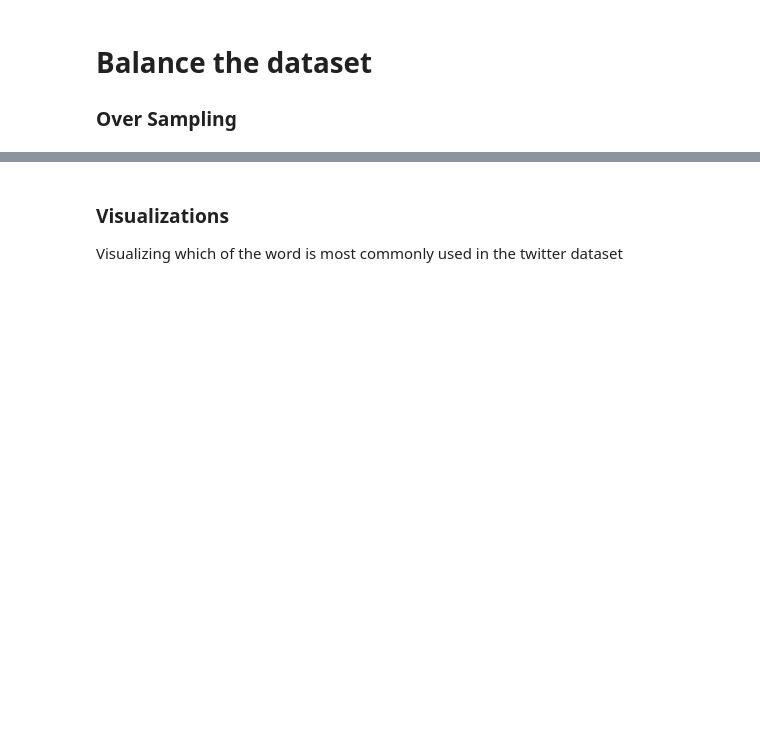
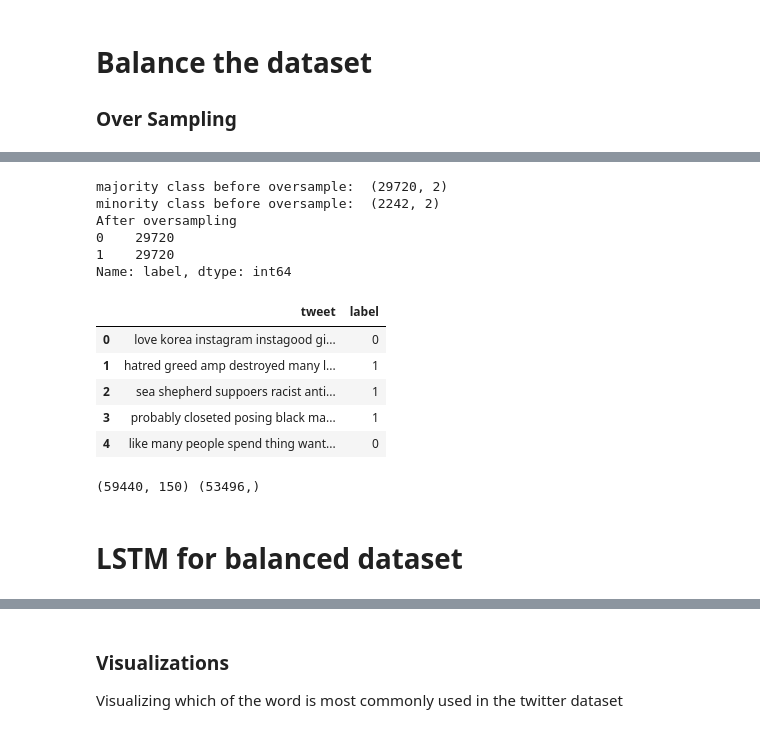
Before and after one commit to Mohamed-derbeli/Hate_Speech_Detection_Using_Transformers, a Jupyter notebook: Hate_Speech_Detection_Colab.ipynb, the cells around one changed output, grey strips where cells are left out. Cells and saved outputs as stored; diff of their text form; code cells hidden in the pictures; blank space fills up the shorter version.

```diff
--- a/Hate_Speech_Detection_Colab.ipynb
+++ b/Hate_Speech_Detection_Colab.ipynb
@@ -470,0 +437,34 @@ Name: label, dtype: int64
+# %%
+X=df['cleaned_phrase'].values
+Y=df['label'].values
+# X_train, X_test, Y_train, Y_test = train_test_split(X,Y, stratify=Y,test_size = 0.01, random_state = 1, shuffle=True)
+
+train_over = oversample(pd.DataFrame({"tweet": X, "label": Y}))
+train_over.head()
+# %% [output]
+majority class before oversample:  (29720, 2)
+minority class before oversample:  (2242, 2)
+After oversampling
+0    29720
+1    29720
+Name: label, dtype: int64
+|  | tweet | label |
+| 0 | love korea instagram instagood gi... | 0 |
+| 1 | hatred greed amp destroyed many l... | 1 |
+| 2 | sea shepherd suppoers racist anti... | 1 |
+| 3 | probably closeted posing black ma... | 1 |
+| 4 | like many people spend thing want... | 0 |
+# %%
+X = train_over["tweet"]
+Y = train_over["label"].to_numpy()
+
+max_words = 10000
+max_len = 150
+tok = Tokenizer(num_words=max_words)
+tok.fit_on_texts(X)
+sequences = tok.texts_to_sequences(X)
+X = pad_sequences(sequences,maxlen=max_len)
+# %% [output]
+(59440, 150) (53496,)
+# %% [markdown]
+# LSTM for balanced dataset
```
Also changed, not shown: parts of 15 cells of this notebook.
